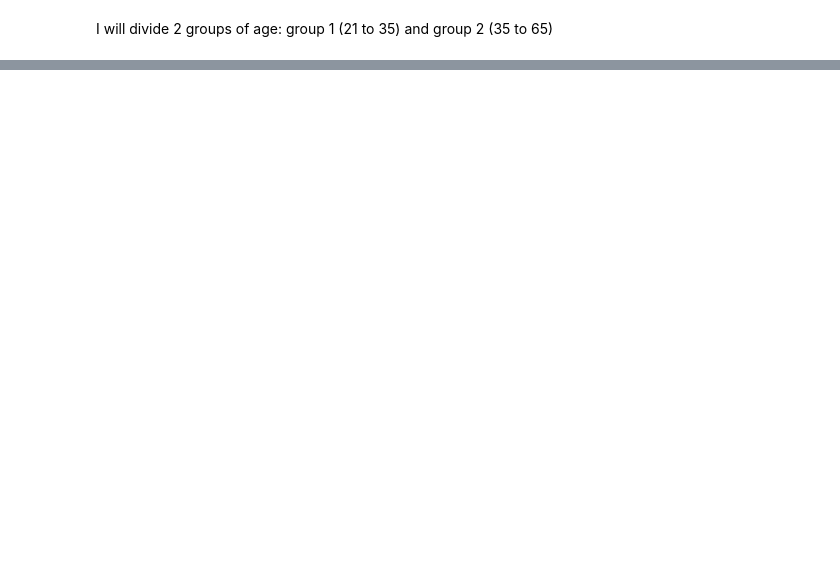
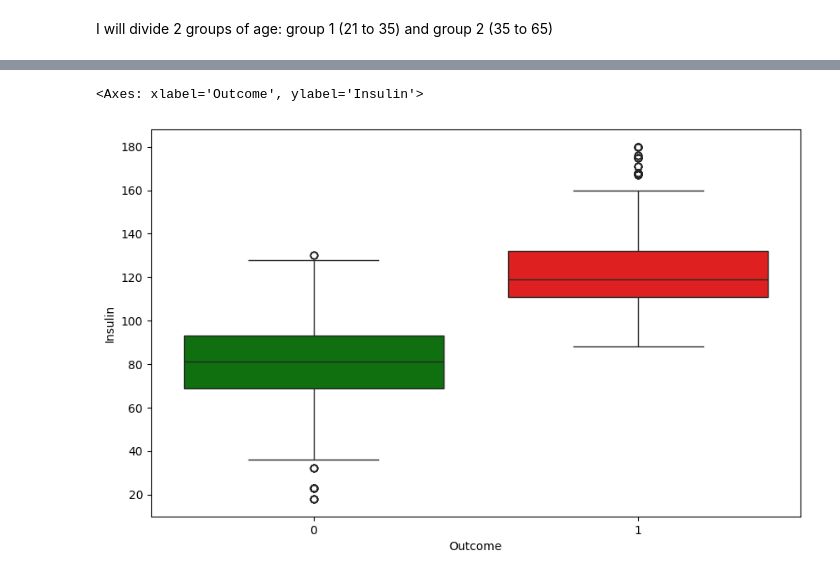
Before and after one commit to Drissdo185/Static-Method-Project, a Jupyter notebook: Rework.ipynb, the cells around one changed output, grey strips where cells are left out. Cells and saved outputs as stored; diff of their text form; code cells hidden in the pictures; blank space fills up the shorter version.

```diff
--- a/Rework.ipynb
+++ b/Rework.ipynb
@@ -617,0 +772,47 @@ Text(0.5, 1.0, 'Q-Q plot for Insulin of people without diabetes')
+# %%
+# With diabetes
+# Group 1: 21 to 35
+outliers_condition = (df['Outcome'] == 1) & (df['Age'] >= 21) & (df['Age'] < 35) & (df['Insulin'].isna())
+num_outliers = outliers_condition.sum()
+random_values = np.random.randint(105, 130, size=num_outliers)
+df.loc[outliers_condition, 'Insulin'] = random_values
+
+# Group 2: 35 to 80
+outliers_condition = (df['Outcome'] == 1) & (df['Age'] >= 35) & (df['Age'] <= 80) & (df['Insulin'].isna())
+num_outliers = outliers_condition.sum()
+random_values = np.random.randint(100, 123, size=num_outliers)
+df.loc[outliers_condition, 'Insulin'] = random_values
+# %%
+# With diabetes
+# Group 1: 21 to 35
+outliers_condition = (df['Outcome'] == 1) & (df['Age'] >= 21) & (df['Age'] < 35) & (df['Insulin'] > 180)
+num_outliers = outliers_condition.sum()
+random_values = np.random.randint(125, 160, size=num_outliers)
+df.loc[outliers_condition, 'Insulin'] = random_values
+
+# Group 2: 35 to 80
+outliers_condition = (df['Outcome'] == 1) & (df['Age'] >= 35) & (df['Age'] <= 80) & (df['Insulin'] > 180)
+num_outliers = outliers_condition.sum()
+random_values = np.random.randint(120, 160, size=num_outliers)
+df.loc[outliers_condition, 'Insulin'] = random_values
+
+
+# With diabetes
+# Group 1: 21 to 35
+outliers_condition = (df['Outcome'] == 1) & (df['Age'] >= 21) & (df['Age'] < 35) & (df['Insulin'] < 75)
+num_outliers = outliers_condition.sum()
+random_values = np.random.randint(125, 160, size=num_outliers)
+df.loc[outliers_condition, 'Insulin'] = random_values
+
+# Group 2: 35 to 80
+outliers_condition = (df['Outcome'] == 1) & (df['Age'] >= 35) & (df['Age'] <= 80) & (df['Insulin'] < 75)
+num_outliers = outliers_condition.sum()
+random_values = np.random.randint(120, 160, size=num_outliers)
+df.loc[outliers_condition, 'Insulin'] = random_values
+# %%
+# Box plot for Insulin
+plt.figure(figsize=(10, 6))
+sns.boxplot(x='Outcome', y='Insulin', data=df, palette=['green', 'red'])
+# %% [output]
+<Axes: xlabel='Outcome', ylabel='Insulin'>
+[figure, added]
```
Also changed, not shown: parts of 38 cells of this notebook.
